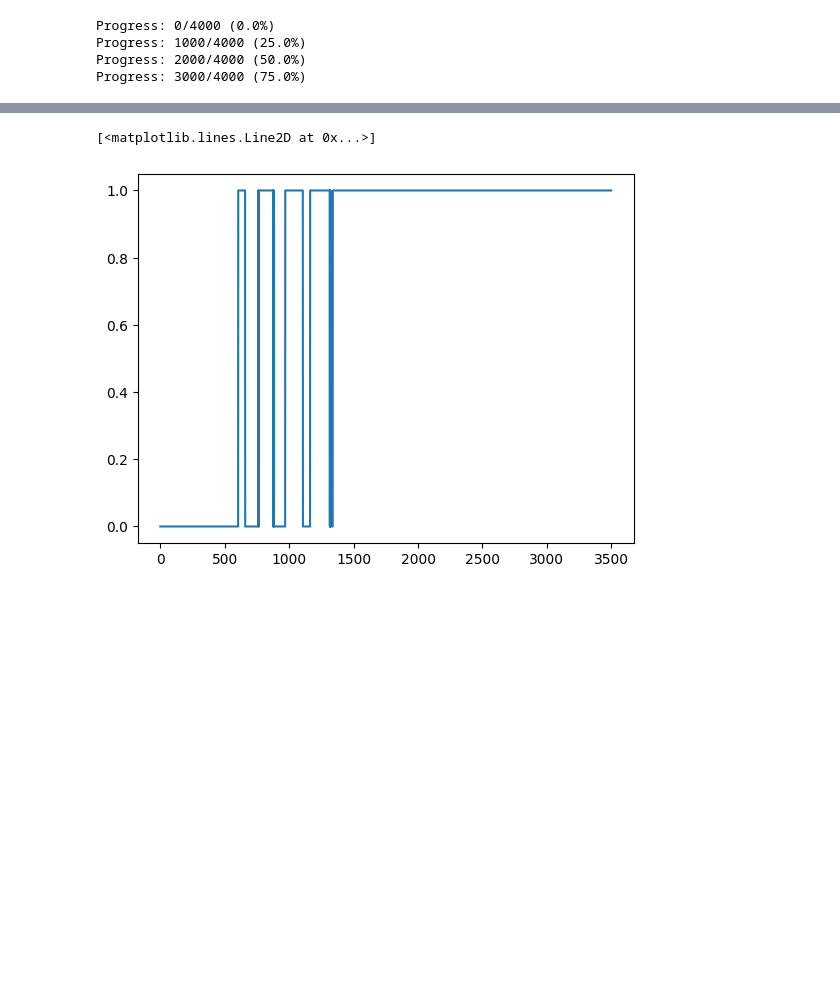
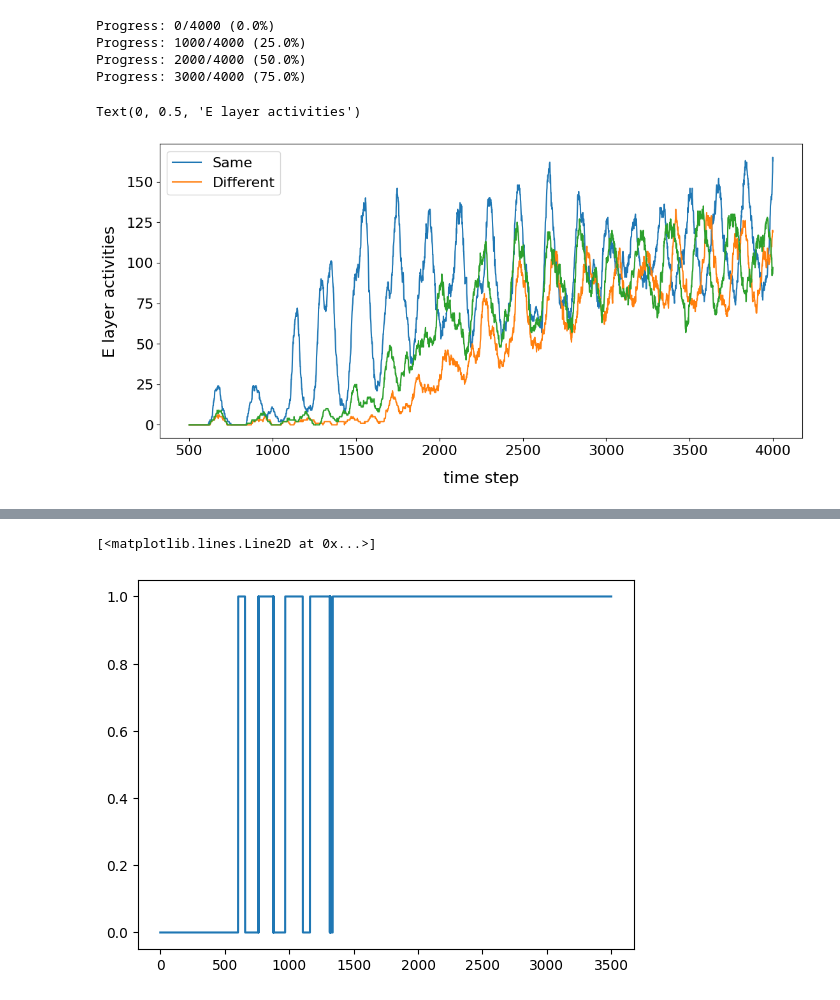
Before and after one commit to hhsherlock/Spiking_NN, a Jupyter notebook: mnst_learn/calculation.ipynb, the cells around one changed output, grey strips where cells are left out. Cells and saved outputs as stored; diff of their text form; code cells hidden in the pictures; blank space fills up the shorter version.

Commit message:
plot learning graphs

```diff
--- a/mnst_learn/calculation.ipynb
+++ b/mnst_learn/calculation.ipynb
@@ -29,7 +29,7 @@ class Params:
 params = Params()
 # %%
 def check_fire_lower(mp):
-    activeness = (mp > 5).float()
+    activeness = (mp > 20).float()
     return activeness
 # %%
 
@@ -39,14 +39,16 @@ path = "/home/yaning/Documents/"
 device = torch.device("cuda" if torch.cuda.is_available() else "cpu")
 
 
-with open(path + "fire_data_mnst_all_second.pkl", "rb") as f:
-# with open(path + "fire_data_mnst_nine_three.pkl", "rb") as f:
+# with open(path + "fire_data_mnst_two.pkl", "rb") as f:
+with open(path + "fire_data_mnst_nine_another.pkl", "rb") as f:
     fire_data = pickle.load(f)
 
 train = False
-save_train_file = "train_nine_ten.pkl"
+keep_learning = False
+save_train_file = "train_nine_three_new.pkl"
 use_train_file = "train_nine_three.pkl"
+keep_learn_file = "train_nine_three_sep.pkl"
 
 fire_data = torch.tensor(fire_data, device=device).float()
-fire_data = fire_data[27]
+# fire_data = fire_data[5]
 one_pic = fire_data
@@ -680,7 +682,7 @@ Progress: 1000/4000 (25.0%)
 Progress: 2000/4000 (50.0%)
 Progress: 3000/4000 (75.0%)
 # %%
-sum = E_fires.sum(dim=(1,2))
+sum_nine_another = E_fires.sum(dim=(1,2))
 # maxi = torch.max(sum[1000:1250])
 # sum = sum[500:2000].sum()
 # if sum > 2500:
@@ -688,0 +699,19 @@ sum = E_fires.sum(dim=(1,2))
+# %%
+times = torch.arange(500, 4000)
+# %%
+
+plt.figure(figsize=(13, 6))
+font_size = 16
+
+plt.plot(times, sum_nine_another.cpu()[500:], label='Same')
+plt.plot(times, sum_four.cpu()[500:], label='Different')
+plt.plot(times, sum_six.cpu()[500:])
+plt.legend(fontsize=font_size)
+plt.xticks(fontsize=font_size)
+plt.yticks(fontsize=font_size)
+plt.xlabel('time step', fontsize=font_size+2, labelpad=15)
+plt.ylabel('E layer activities', fontsize=font_size+2, labelpad=10)
+# plt.savefig('EEG.png', dpi=300, bbox_inches='tight')
+# %% [output]
+Text(0, 0.5, 'E layer activities')
+[figure, added]
```
Also changed, not shown: parts of 6 cells of this notebook, 8 other files.
